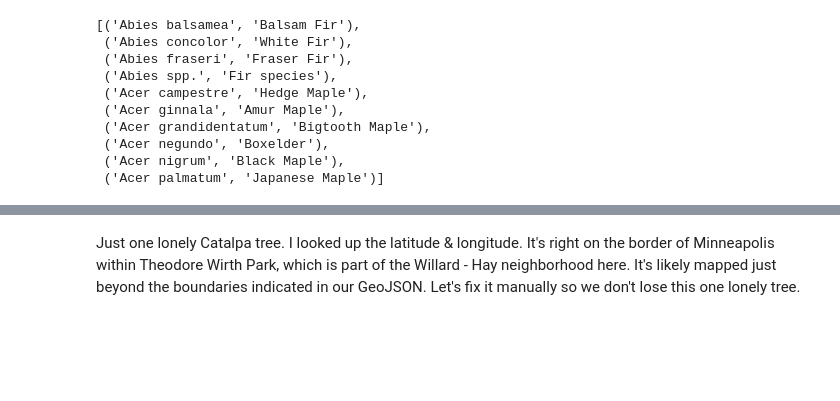
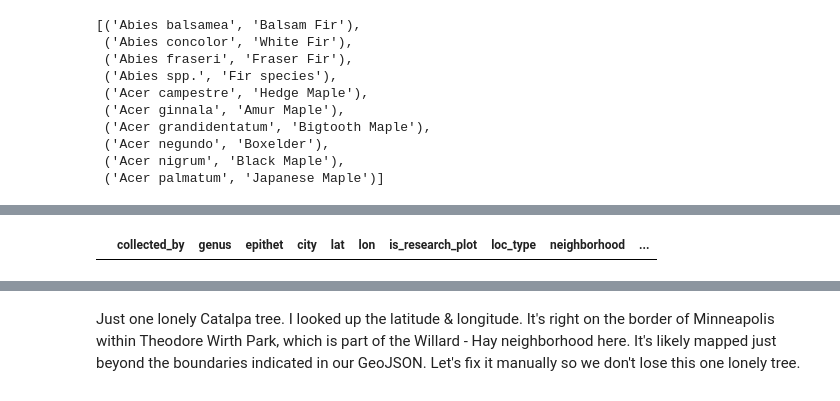
Before and after one commit to josiahpasse-cmd/minneapolis-tree-analysis, a Jupyter notebook: analysis.ipynb, the cells around one changed output, grey strips where cells are left out. Drawn from its saved outputs; the diff is of its cells as text; code cells hidden in the pictures; blank space fills up the shorter version.

```diff
--- a/analysis.ipynb
+++ b/analysis.ipynb
@@ -130,3 +130,9 @@ tree_data_geo[["genus","epithet","common_name"]].sample(10)
+# %%
+# Let's make sure we don't have any trees that didn't have a mapped common_name.
+missing_name = tree_data_geo.loc[tree_data_geo["common_name"].isna()]
+missing_name
+# %% [output]
+|  | collected_by | genus | epithet | city | lat | lon | is_research_plot | loc_type | neighborhood | ... |
 # %%
 # Filter to Minneapolis trees
 mpls_trees = tree_data_geo.loc[tree_data_geo["city"]=="Minneapolis"].copy()
```
Also changed, not shown: parts of 11 cells of this notebook, 1 other file.
